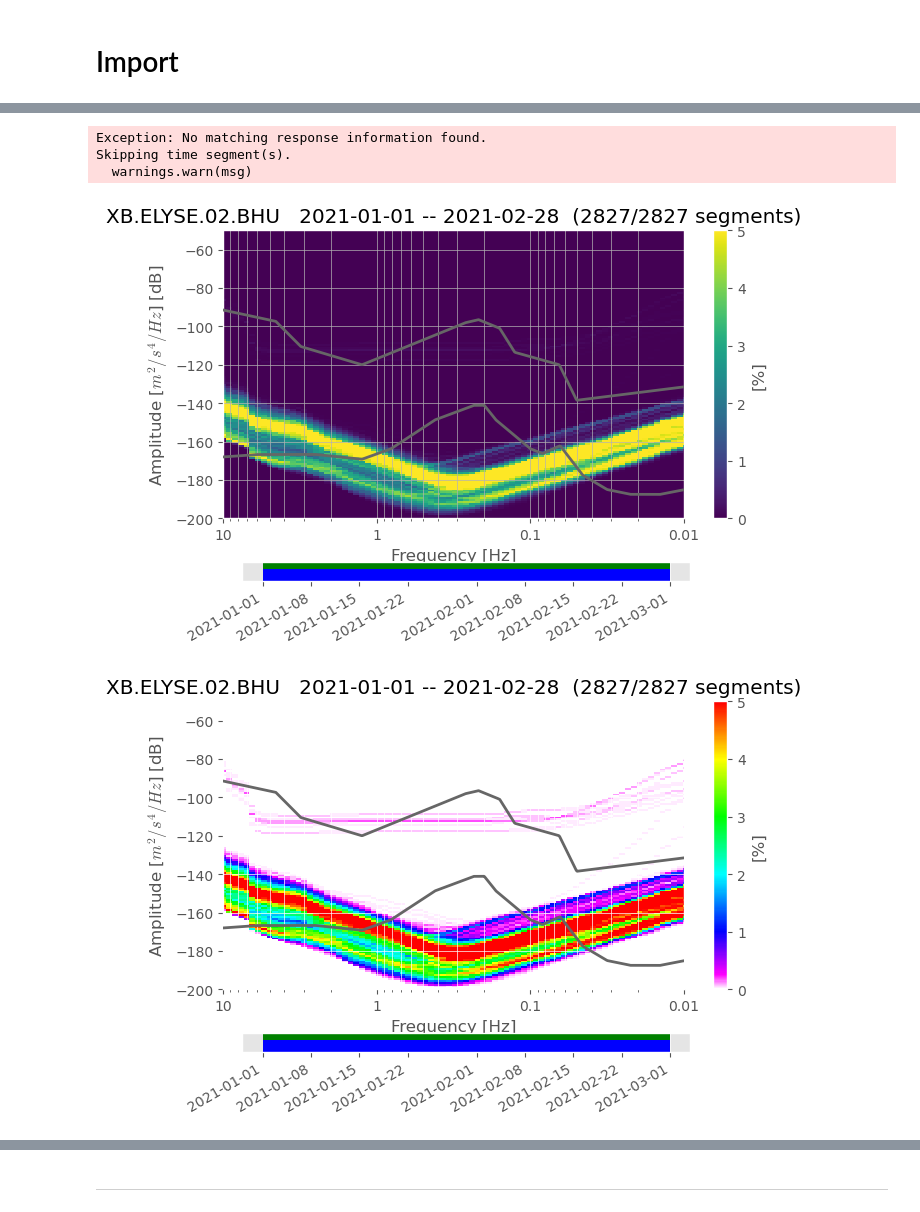
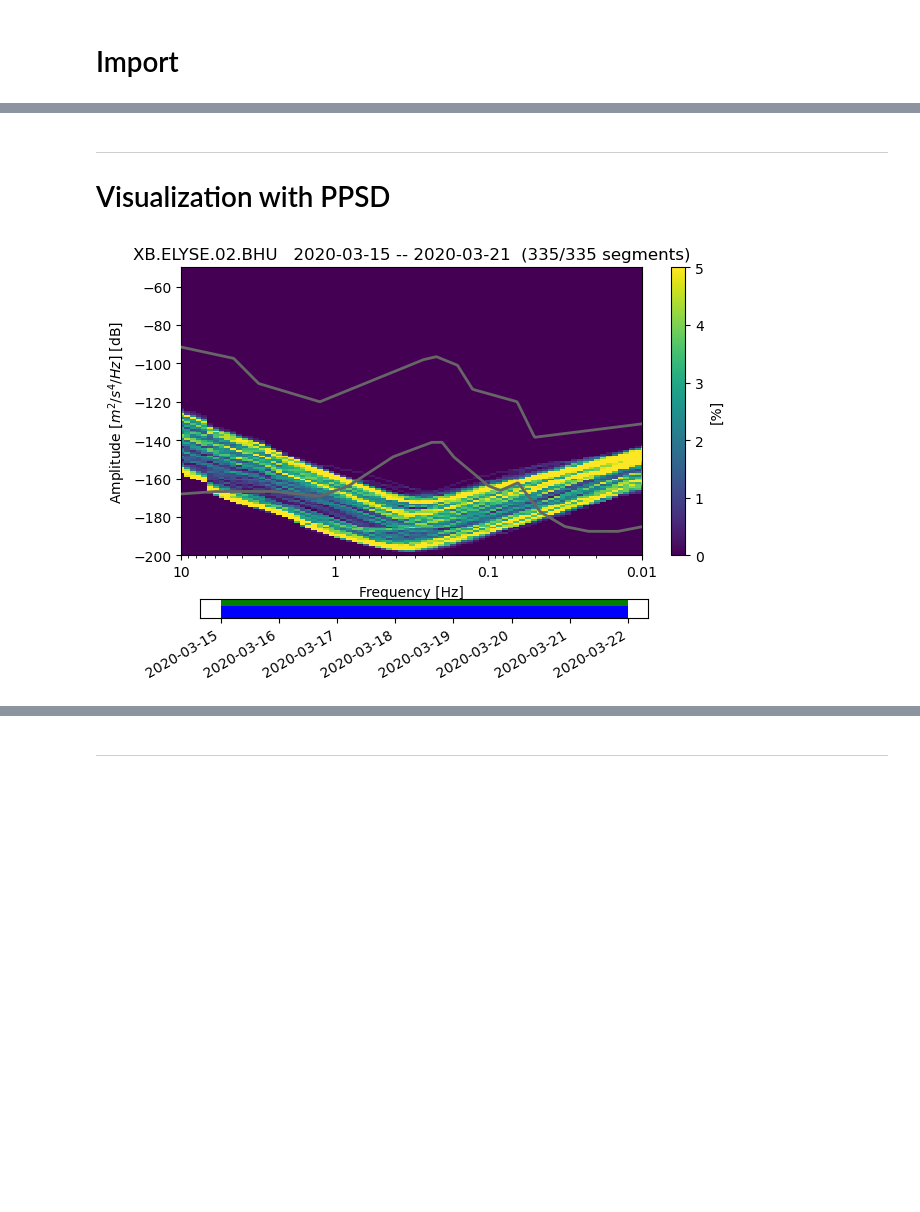
Before and after one commit to 1epss/ppsd2024, a Jupyter notebook: ppsd_mars.ipynb, the cells around one changed output, grey strips where cells are left out. Drawn from its saved outputs; the diff is of its cells as text; code cells hidden in the pictures; blank space fills up the shorter version.

```diff
--- a/ppsd_mars.ipynb
+++ b/ppsd_mars.ipynb
@@ -2,13 +2,14 @@
 # Import
 # %%
 import numpy as np
+import pandas as pd
 from obspy.clients.fdsn import Client
 from obspy import read, read_inventory, UTCDateTime
 from obspy.signal import PPSD
-from obspy.imaging.cm import pqlx
+from obspy.imaging.cm import *
 from obspy.clients.fdsn import Client
 import matplotlib.pyplot as plt
 import os
 
-plt.style.use('ggplot')
+plt.style.use('default')
 client = Client('IRIS')
@@ -54,30 +86,34 @@ XB.ELYSE.02.BHW | 2021-01-03T00:00:00.041000Z - 2021-01-06T23:59:59.991000Z | 20
+# %% [markdown]
+---
+# Visualization with PPSD
 # %%
-# run PPSD to get Power spectral density from continuous waveform and save as npz format
-# first ppsd contains whole frequencies and second one contains specific frequency (0.3Hz ~ 10Hz)
+# Run PPSD to get Power spectral density from continuous waveform and save as npz format
+# first ppsd contains all frequencies and second one contains specific frequency (0.3Hz ~ 10Hz)
 
 tr = st[0]
 
-inv = client.get_stations(starttime = UTCDateTime('2021-01-01T00:00:00.000'), endtime = UTCDateTime('2021-03-01T00:00:00.000'),
-                          network='XB', station='ELYSE', location='02', channel='BH*', level='response')
+inv = client.get_stations(starttime = UTCDateTime('2020-03-15T00:00:00.000'), endtime = UTCDateTime('2022-03-22T00:00:00.000'),
+                          network='XB', station='ELYSE', location='02', channel='BHU', level='response')
 
-ppsd = PPSD(tr.stats, metadata= inv)
+ppsd = PPSD(tr.stats, metadata= inv, skip_on_gaps= True)
 ppsd.add(tr)
 
-ppsd2 = PPSD(tr.stats, metadata= inv, period_limits= (1/10, 1/0.3))
+ppsd2 = PPSD(tr.stats, metadata= inv, period_limits= (1/5.0, 1/0.8), skip_on_gaps= True)
 ppsd2.add(tr)
 
-ppsd.save_npz('mars_20210101_20210228_raw.npz')
-ppsd2.save_npz('mars_20210101_20210228.npz')
+
+ppsd.save_npz('mars_20200315_20200322_raw.npz')
+ppsd2.save_npz('mars_20200315_20200322.npz')
-# %% [output]
-Exception: No matching response information found.
-Skipping time segment(s).
-  warnings.warn(msg)
+# %%
+# plot PPSD with all frequencies
+
+example = PPSD.load_npz('mars_20200315_20200322_raw.npz')
+example.plot(xaxis_frequency=True, period_lim= (10, 0.01), max_percentage=5, grid=False);
+# %% [output]
+[figure, added]
 # %%
-# plotting raw PPSD
+# plot PPSD with specific freqencies range
 
-example = PPSD.load_npz('mars_20210101_20210228_raw.npz')
-example.plot(xaxis_frequency=True, period_lim= (10, 0.01), max_percentage=5);
-example.plot(cmap = pqlx, xaxis_frequency=True, period_lim= (10, 0.01), max_percentage=5);
+example = PPSD.load_npz('mars_20200315_20200322.npz')
+example.plot(grid = False, xaxis_frequency=True, period_lim= (10, 0.01), max_percentage=5);
+#example.plot(cmap = pqlx, xaxis_frequency=True, period_lim= (10, 0.01), max_percentage=5);
-# %% [output]
-[figure, removed]
-[figure, removed]
```
Also changed, not shown: parts of 19 cells of this notebook, 1 other file.
